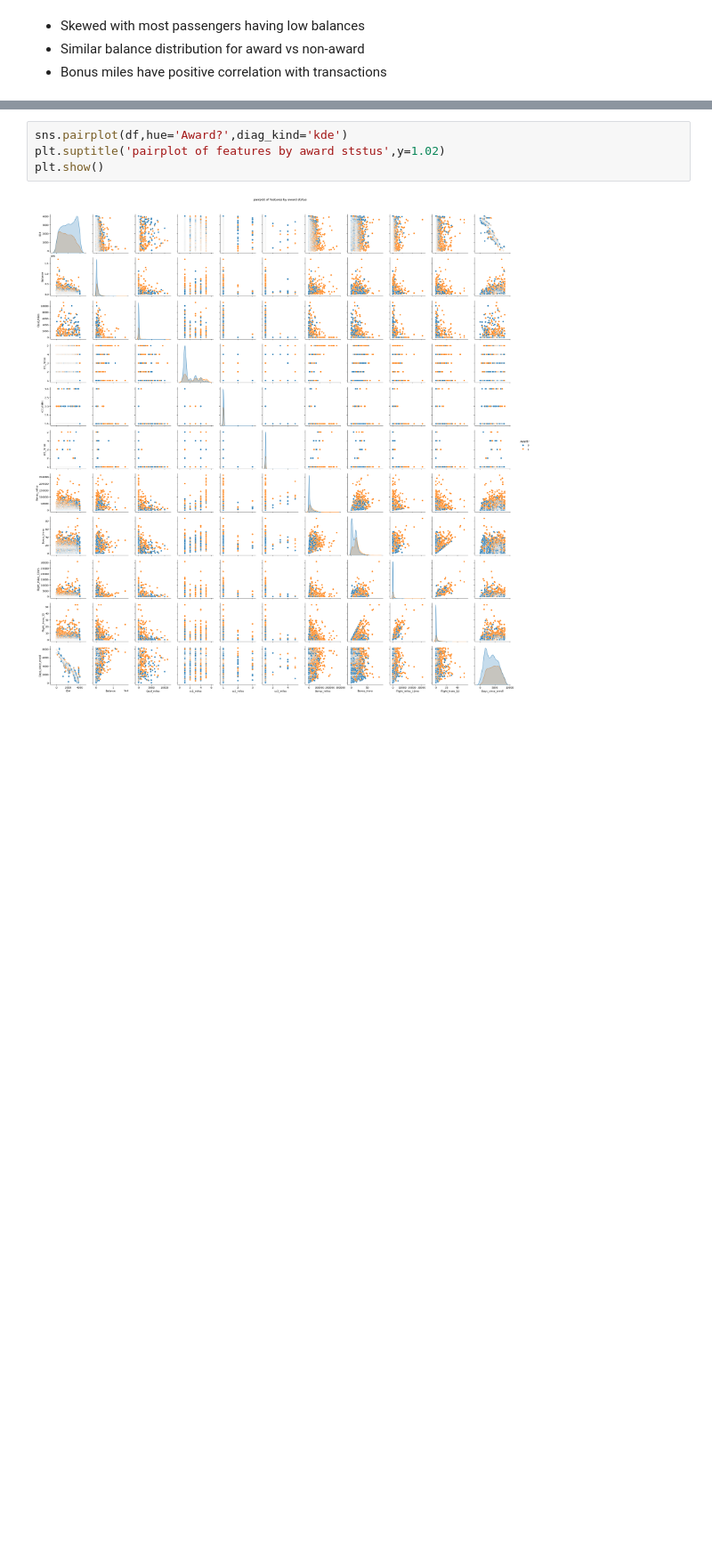
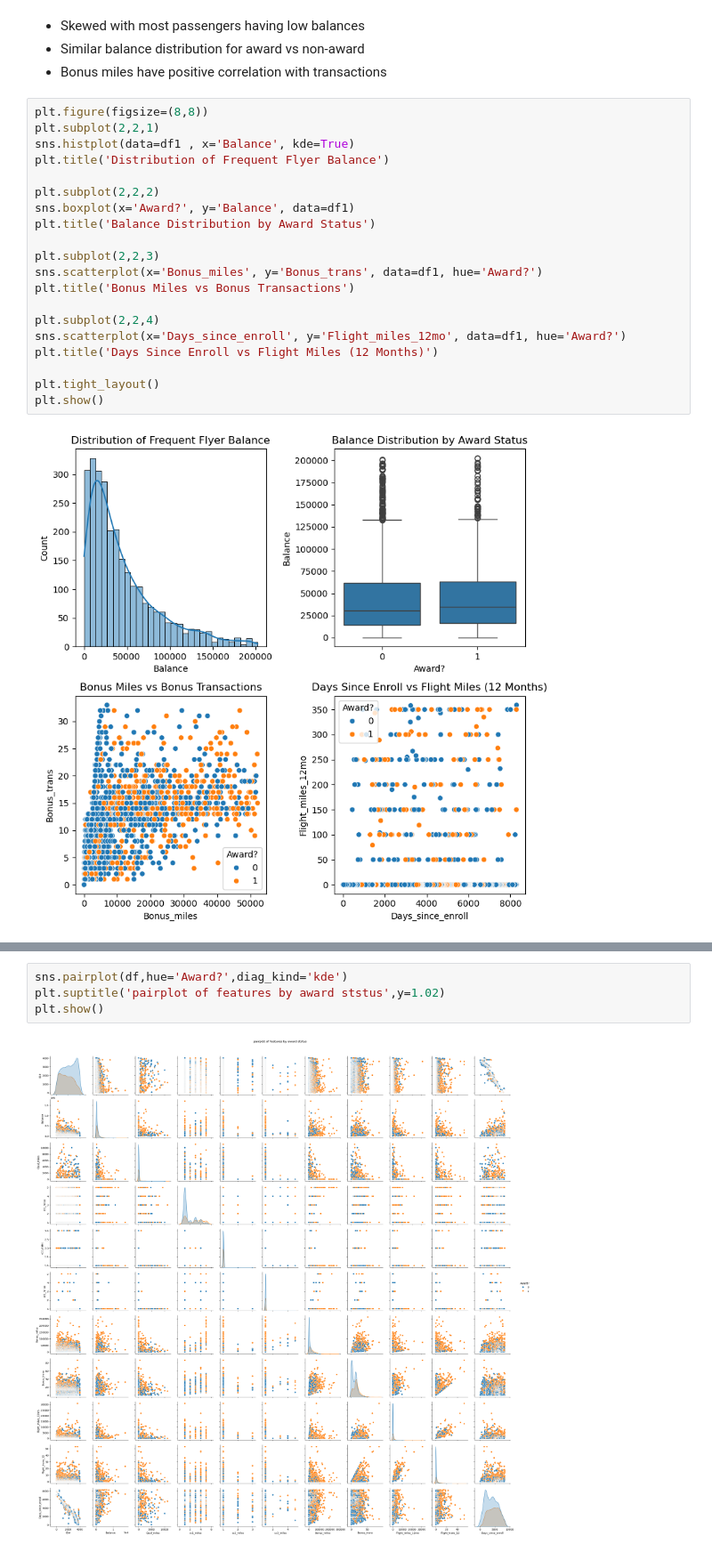
Before and after one commit to myasin3/Excelr-Assigmnments, a Jupyter notebook: assignment-8/assignment_muhamed_yasin_8.ipynb, the cells around one changed output, grey strips where cells are left out. Shown at 89% size. Saved outputs shown, nothing was run; the diff lists cells and outputs as text; blank space fills up the shorter version.

```diff
--- a/assignment-8/assignment_muhamed_yasin_8.ipynb
+++ b/assignment-8/assignment_muhamed_yasin_8.ipynb
@@ -75,3 +143,25 @@ plt.show()
 - Skewed with most passengers having low balances
 - Similar balance distribution for award vs non-award
 - Bonus miles have positive correlation with transactions
+# %%
+plt.figure(figsize=(8,8))
+plt.subplot(2,2,1)
+sns.histplot(data=df1 , x='Balance', kde=True)
+plt.title('Distribution of Frequent Flyer Balance')
+
+plt.subplot(2,2,2)
+sns.boxplot(x='Award?', y='Balance', data=df1)
+plt.title('Balance Distribution by Award Status')
+
+plt.subplot(2,2,3)
+sns.scatterplot(x='Bonus_miles', y='Bonus_trans', data=df1, hue='Award?')
+plt.title('Bonus Miles vs Bonus Transactions')
+
+plt.subplot(2,2,4)
+sns.scatterplot(x='Days_since_enroll', y='Flight_miles_12mo', data=df1, hue='Award?')
+plt.title('Days Since Enroll vs Flight Miles (12 Months)')
+
+plt.tight_layout()
+plt.show()
+# %% [output]
+[figure, added]
```
Also changed, not shown: parts of 33 cells of this notebook.
